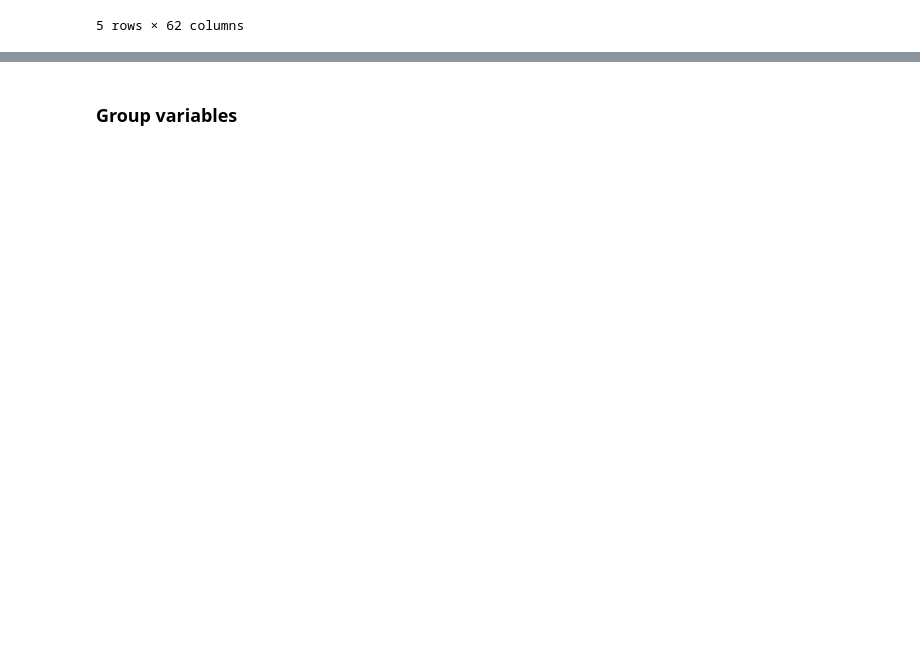
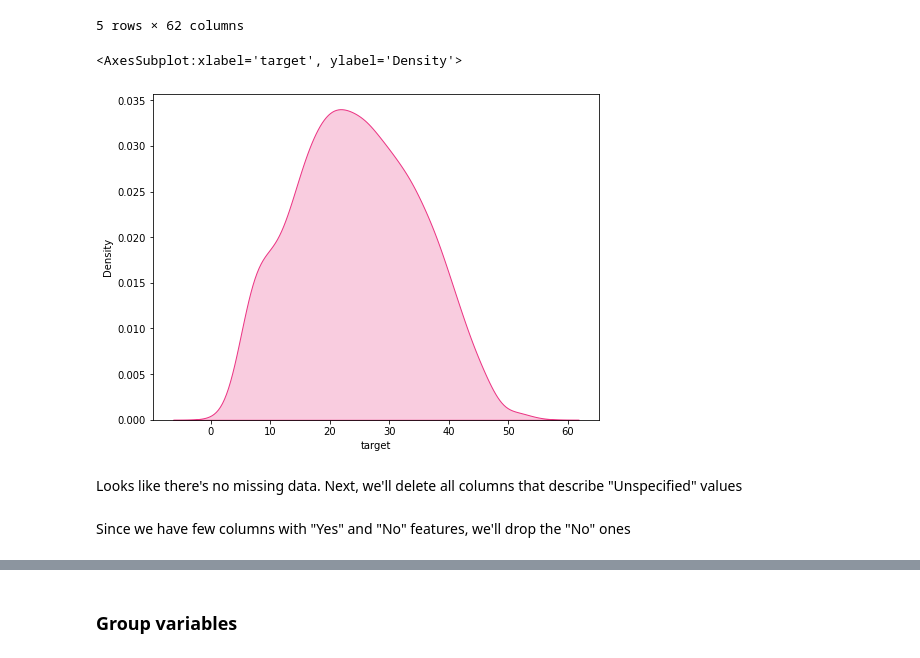
Before and after one commit to LinddM/Female-Headed-Households-Analysis, a Jupyter notebook: EDA.ipynb, the cells around one changed output, grey strips where cells are left out. Drawn from its saved outputs; the diff is of its cells as text; code cells hidden in the pictures; blank space fills up the shorter version.

```diff
--- a/EDA.ipynb
+++ b/EDA.ipynb
@@ -28,3 +50,9 @@ df.head()
 | 41601004: Ward 4 | 1740.78737 | 5734.49046 | 23.119257 | 0.659914 | 0.000000 | 0.006129 | 0.000000 | 0.000813 | 0.037245 | ... |
 | 41601005: Ward 5 | 1730.51451 | 6657.23835 | 13.652252 | 0.950575 | 0.000655 | 0.001473 | 0.000598 | 0.006999 | 0.000818 | ... |
 5 rows × 62 columns
+# %%
+fig, ax = plt.subplots(figsize=(8,6))
+sns.kdeplot(df.target, color='#eb3483', shade=True, ax=ax)
+# %% [output]
+<AxesSubplot:xlabel='target', ylabel='Density'>
+[figure, added]
@@ -30,0 +61,2 @@ df.head()
+# %% [markdown]
+Looks like there's no missing data. Next, we'll delete all columns that describe "Unspecified" values
@@ -30,0 +72,2 @@ df.head()
+# %% [markdown]
+Since we have few columns with "Yes" and "No" features, we'll drop the "No" ones
```
Also changed, not shown: parts of 36 cells of this notebook.
